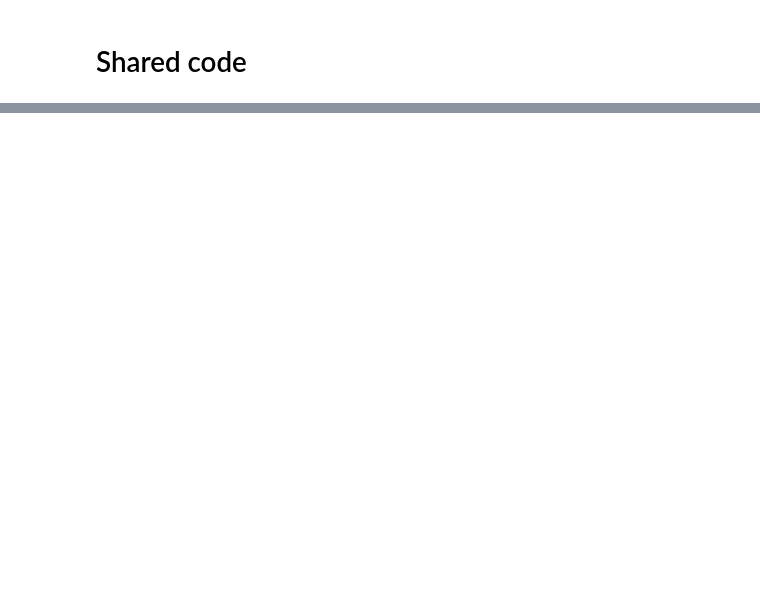
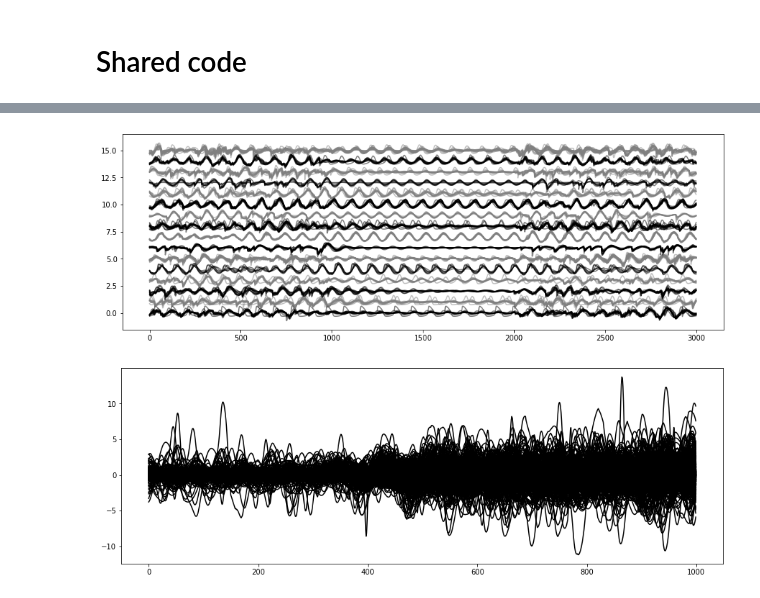
Before and after one commit to llandsmeer/iopublic, a Jupyter notebook: Local field potential v2.ipynb, the cells around one changed output, grey strips where cells are left out. Cells and saved outputs as stored; diff of their text form; code cells hidden in the pictures; blank space fills up the shorter version.

```diff
--- a/Local field potential v2.ipynb
+++ b/Local field potential v2.ipynb
@@ -307,2 +63,0 @@ def go(N_SAMPLES = 10, f=0.8, sigma=None):
-# %%
-xx, yy, ee, s = go(8, 0.05, 0.3)
@@ -636,8 +63,0 @@ Text(0, 0.5, 'space (um)')
-# %%
-plt.figure(figsize=(15, 15))
-
-for n, vs in zip(neurons, vsall):
-    v = vs[4500:5500]
-    v = (v - v.mean()) / v.ptp()
-    if n.cluster > 35: continue
-    plt.plot(v + n.cluster, color=['black', 'gray'][n.cluster%2], alpha=0.5)
@@ -726,3 +63,0 @@ np.where(np.isnan(vsall[:,5000]))
-# %%
-s = np.linspace(-1, 1)
-plt.plot(cmap(s))
@@ -730,0 +124,31 @@ np.interp
+# %%
+plt.figure(figsize=(15, 5))
+
+def s(v):
+    import scipy.optimize
+    v = v - v.mean()
+    def loss(a):
+        a = int(a)
+        L = abs(v[1500:2500] - v[1500+a:2500+a]).sum()
+        return L
+    a = min(range(100, 500), key=loss)
+    return v[1500:2500] - v[1500+a:2500+a]
+
+for n, vs in zip(recipe.neurons, vsall):
+    v = vs[tstart:tfinal]
+    v = (v - v.mean()) / v.ptp()
+    if n.cluster > 15: continue
+    plt.plot(v + n.cluster, color=['black', 'gray'][n.cluster%2], alpha=0.5)
+
+plt.figure(figsize=(15, 5))
+for n, vs in zip(recipe.neurons, vsall):
+    v = vs[tstart:tfinal]
+    v = (v - v.mean())
+    if n.cluster > 100: continue
+    v = s(v)
+    plt.plot(v, color='black')#, alpha=n.cluster/15)
+#plt.xlim([1500, 2400])
+#plt.ylim([-3, 0])
+# %% [output]
+[figure, added]
+[figure, added]
```
Also changed, not shown: parts of 61 cells of this notebook, 1 other file.
